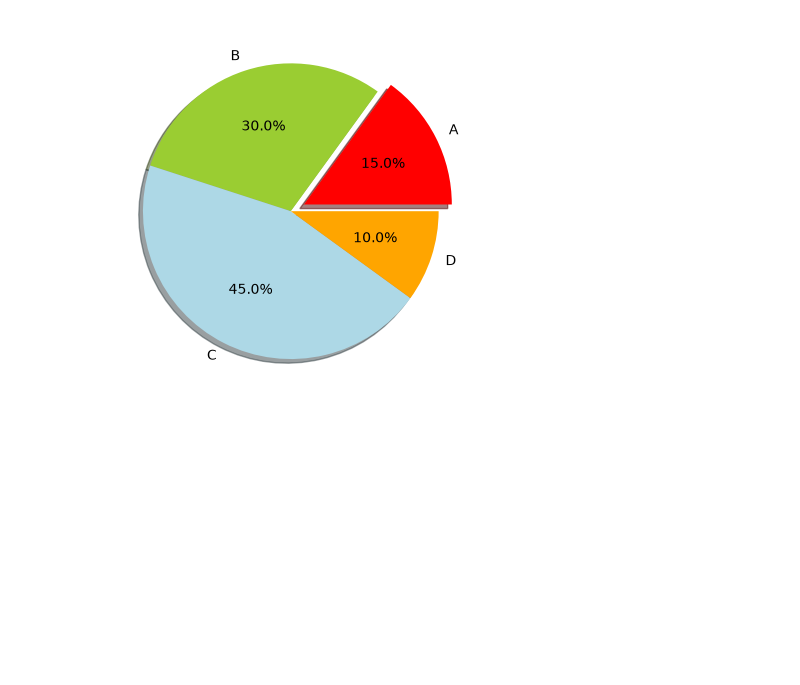
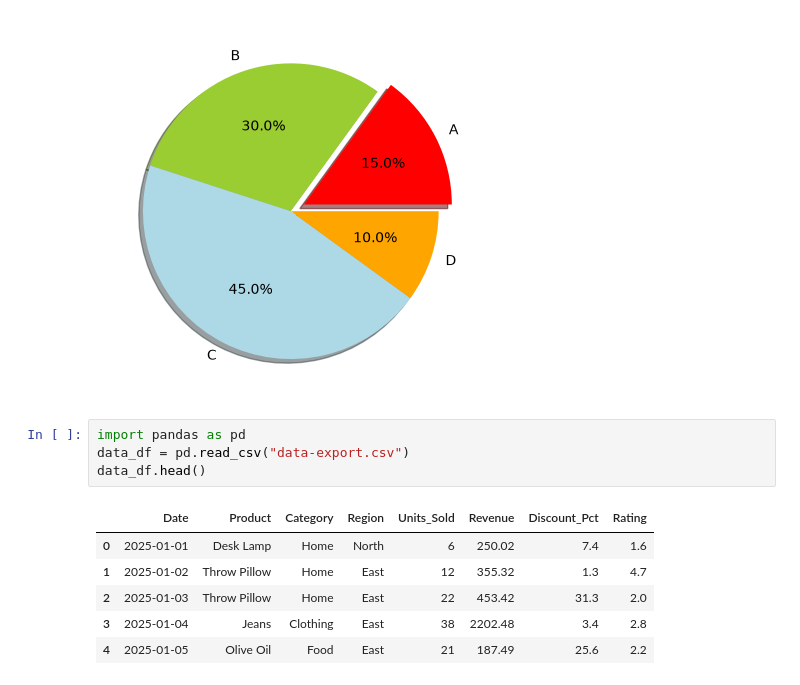
Before and after one commit to shivareddy24/ML, a Jupyter notebook: DataVisualization.ipynb/Matplotlib.ipynb, the cells around one changed output. Drawn from its saved outputs; the diff is of its cells as text; blank space fills up the shorter version.

```diff
--- a/DataVisualization.ipynb/Matplotlib.ipynb
+++ b/DataVisualization.ipynb/Matplotlib.ipynb
@@ -86,3 +86,14 @@ plt.pie(sizes,explode=explode,labels=labels,colors=colors,autopct='%1.1f%%',shad
 # %% [output]
 <matplotlib.container.PieContainer at 0x...>
 [figure]
+# %%
+import pandas as pd
+data_df = pd.read_csv("data-export.csv")
+data_df.head()
+# %% [output]
+|  | Date | Product | Category | Region | Units_Sold | Revenue | Discount_Pct | Rating |
+| 0 | 2025-01-01 | Desk Lamp | Home | North | 6 | 250.02 | 7.4 | 1.6 |
+| 1 | 2025-01-02 | Throw Pillow | Home | East | 12 | 355.32 | 1.3 | 4.7 |
+| 2 | 2025-01-03 | Throw Pillow | Home | East | 22 | 453.42 | 31.3 | 2.0 |
+| 3 | 2025-01-04 | Jeans | Clothing | East | 38 | 2202.48 | 3.4 | 2.8 |
+| 4 | 2025-01-05 | Olive Oil | Food | East | 21 | 187.49 | 25.6 | 2.2 |
```
Also changed, not shown: parts of 6 cells of this notebook, 1 other file.
